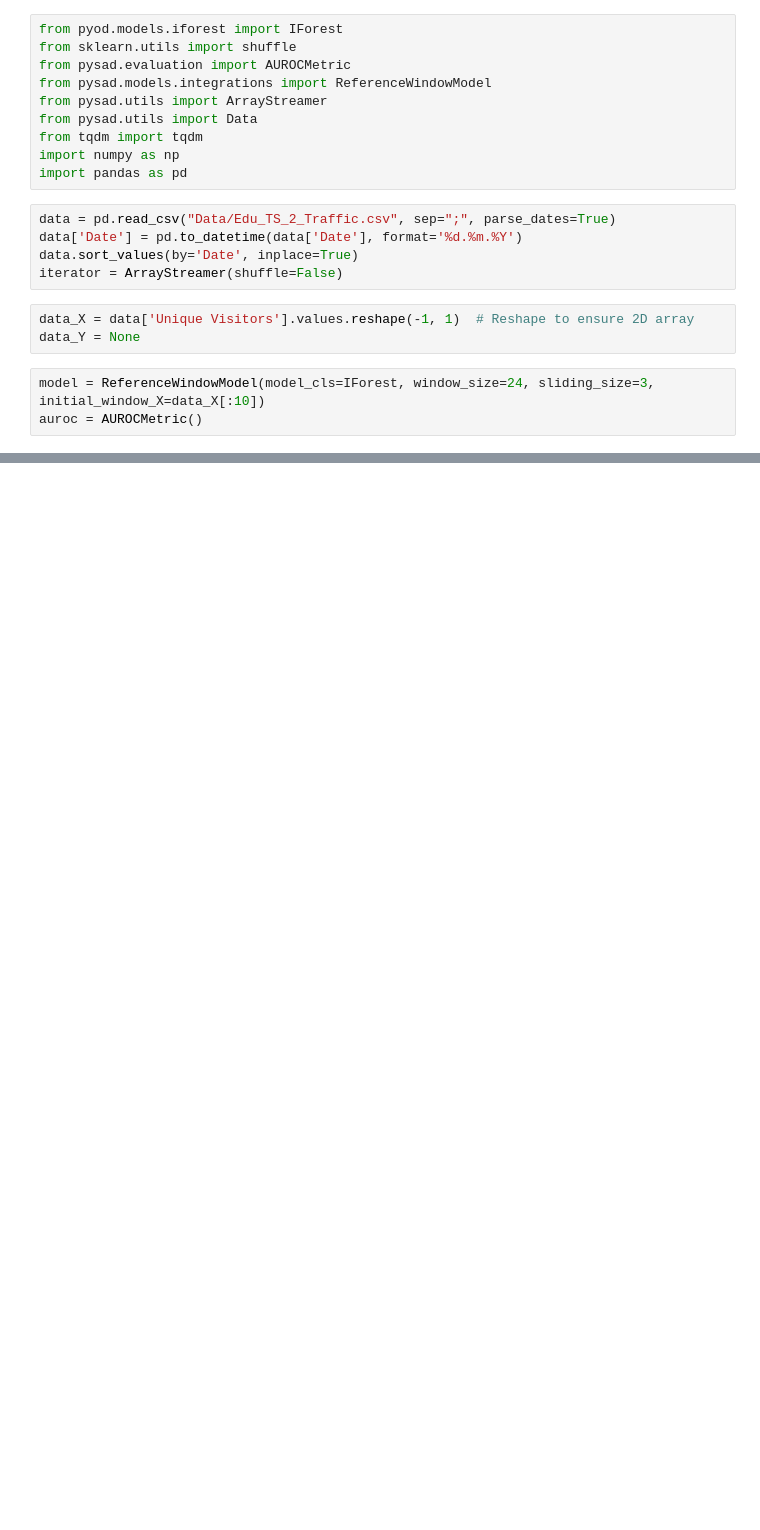
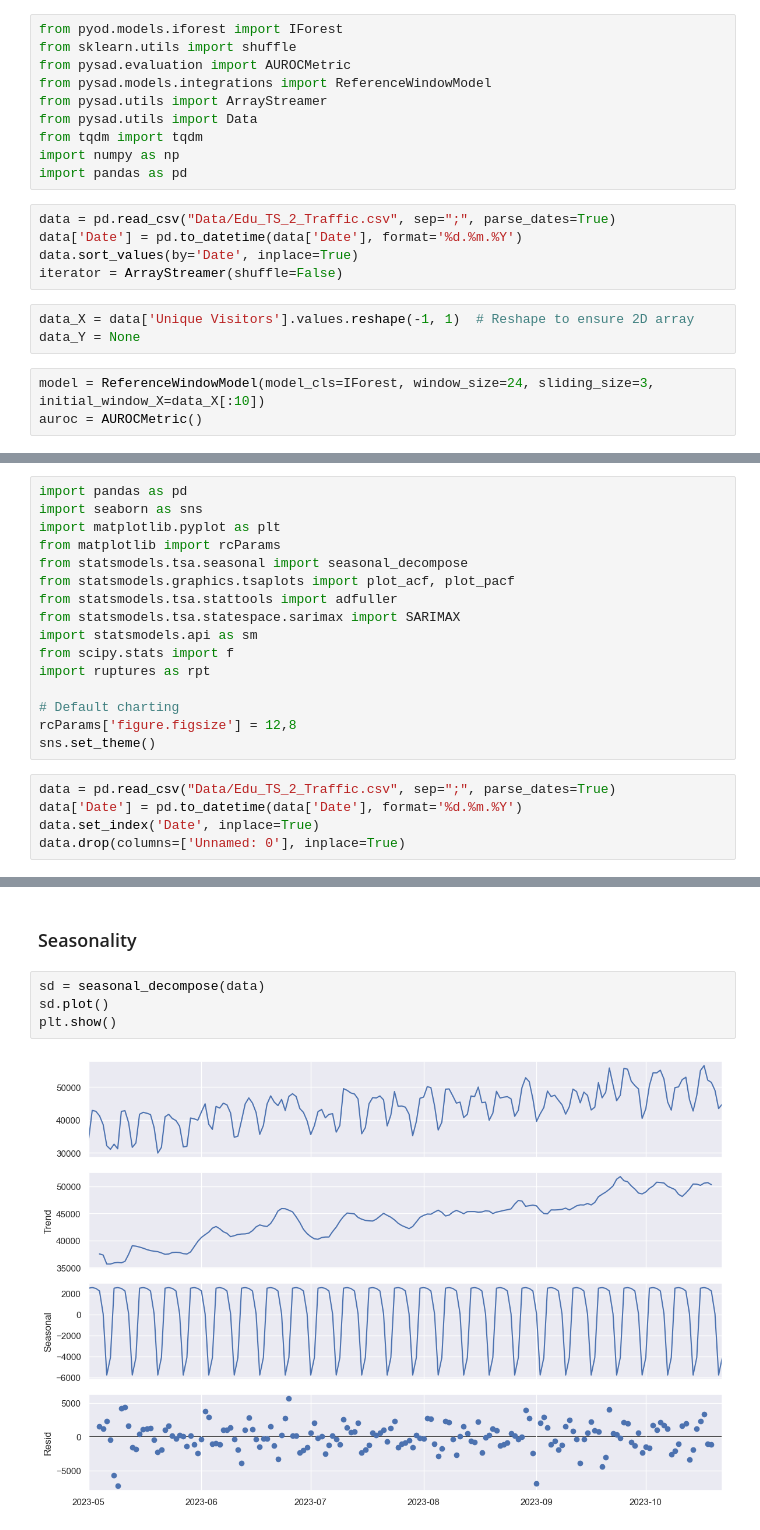
Before and after one commit to kosarenok/ts_outlier_detection, a Jupyter notebook: iforest.ipynb, the cells around one changed output, grey strips where cells are left out. Drawn from its saved outputs; the diff is of its cells as text; blank space fills up the shorter version.

```diff
--- a/iforest.ipynb
+++ b/iforest.ipynb
@@ -33,0 +34,21 @@ TypeError: 'NoneType' object is not subscriptable
+# %%
+import pandas as pd
+import seaborn as sns
+import matplotlib.pyplot as plt
+from matplotlib import rcParams
+from statsmodels.tsa.seasonal import seasonal_decompose
+from statsmodels.graphics.tsaplots import plot_acf, plot_pacf
+from statsmodels.tsa.stattools import adfuller
+from statsmodels.tsa.statespace.sarimax import SARIMAX
+import statsmodels.api as sm
+from scipy.stats import f
+import ruptures as rpt
+
+# Default charting
+rcParams['figure.figsize'] = 12,8
+sns.set_theme()
+# %%
+data = pd.read_csv("Data/Edu_TS_2_Traffic.csv", sep=";", parse_dates=True)
+data['Date'] = pd.to_datetime(data['Date'], format='%d.%m.%Y')
+data.set_index('Date', inplace=True)
+data.drop(columns=['Unnamed: 0'], inplace=True)
@@ -33,0 +69,8 @@ TypeError: 'NoneType' object is not subscriptable
+# %% [markdown]
+### Seasonality
+# %%
+sd = seasonal_decompose(data)
+sd.plot()
+plt.show()
+# %% [output]
+[figure, added]
```
Also changed, not shown: parts of 19 cells of this notebook, 2 other files.
